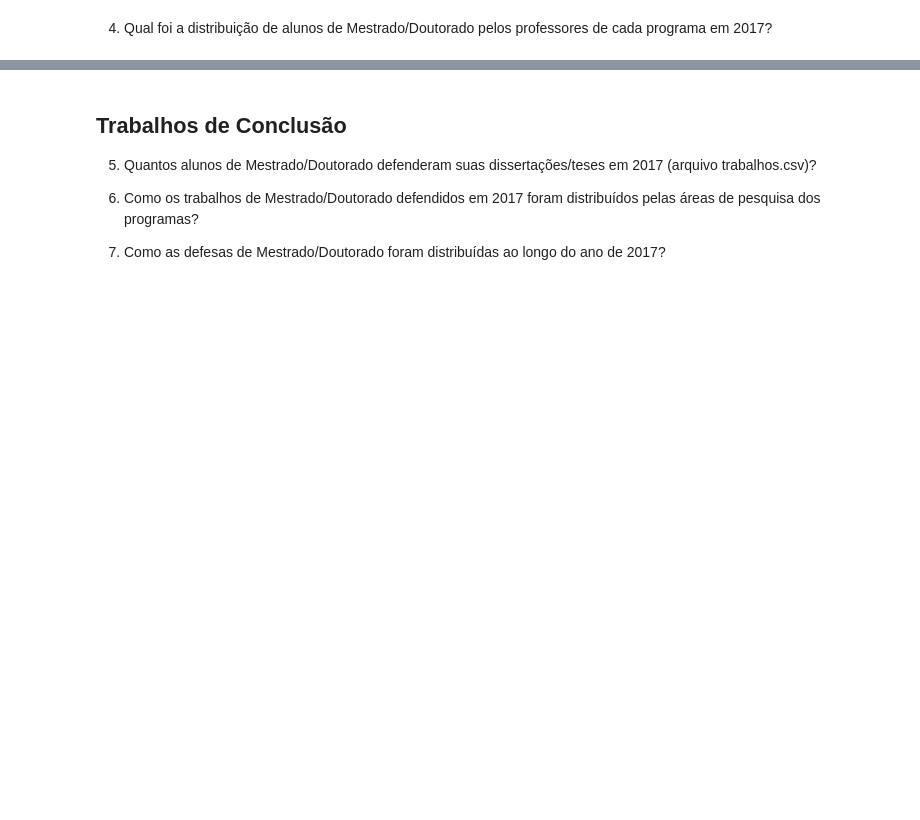
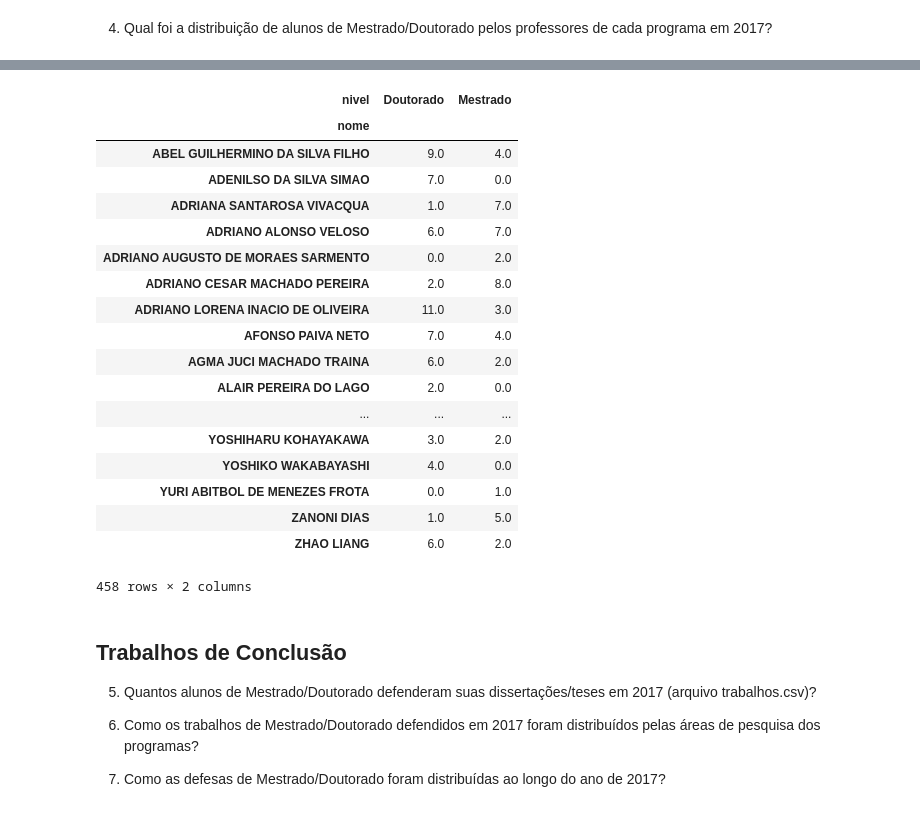
Before and after one commit to Pedalves/DataScience, a Jupyter notebook: CAPES/T1.1 Enunciado - Analise descritiva de dados de PG.ipynb, the cells around one changed output, grey strips where cells are left out. Saved outputs shown, nothing was run; the diff lists cells and outputs as text; code cells hidden in the pictures; blank space fills up the shorter version.

```diff
--- a/CAPES/T1.1 Enunciado - Analise descritiva de dados de PG.ipynb
+++ b/CAPES/T1.1 Enunciado - Analise descritiva de dados de PG.ipynb
@@ -171,3 +171,12 @@ docentes_df.head()
 | 4 | PERMANENTE | PONTIFÍCIA UNIVERSIDADE CATÓLICA ... | BRUNO FEIJO | 45093 |
 # %% [markdown]
 4) Qual foi a distribuição de alunos de Mestrado/Doutorado pelos professores de cada programa em 2017?
+# %%
+discentes_pos_df = discentes_df[discentes_df.nivel.isin(["Mestrado", "Doutorado"])]
+discentes_pos_df = discentes_pos_df[["nivel", "programa","orientador"]]
+
+docentes_pos_df = docentes_df[["nome"]]
+
+docentes_alunos_df = pd.merge( docentes_pos_df , discentes_pos_df , left_on='nome' , right_on='orientador' )
+docentes_alunos_df = docentes_alunos_df[["nome", "nivel","programa"]]
+docentes_alunos_df.head()
@@ -174,3 +190,32 @@ docentes_df.head()
+# %%
+docentes_alunos_grouped_df = docentes_alunos_df.groupby(['nome','nivel'],).count().reset_index()
+
+docentes_alunos_table = docentes_alunos_grouped_df.pivot_table(
+            index=['nome'],
+            columns=['nivel'],
+            values='programa').fillna(0)
+
+docentes_alunos_table
+# %% [output]
+| nivel | Doutorado | Mestrado |
+| nome |  |  |
+| ABEL GUILHERMINO DA SILVA FILHO | 9.0 | 4.0 |
+| ADENILSO DA SILVA SIMAO | 7.0 | 0.0 |
+| ADRIANA SANTAROSA VIVACQUA | 1.0 | 7.0 |
+| ADRIANO ALONSO VELOSO | 6.0 | 7.0 |
+| ADRIANO AUGUSTO DE MORAES SARMENTO | 0.0 | 2.0 |
+| ADRIANO CESAR MACHADO PEREIRA | 2.0 | 8.0 |
+| ADRIANO LORENA INACIO DE OLIVEIRA | 11.0 | 3.0 |
+| AFONSO PAIVA NETO | 7.0 | 4.0 |
+| AGMA JUCI MACHADO TRAINA | 6.0 | 2.0 |
+| ALAIR PEREIRA DO LAGO | 2.0 | 0.0 |
+| ... | ... | ... |
+| YOSHIHARU KOHAYAKAWA | 3.0 | 2.0 |
+| YOSHIKO WAKABAYASHI | 4.0 | 0.0 |
+| YURI ABITBOL DE MENEZES FROTA | 0.0 | 1.0 |
+| ZANONI DIAS | 1.0 | 5.0 |
+| ZHAO LIANG | 6.0 | 2.0 |
+458 rows × 2 columns
 # %% [markdown]
 ## Trabalhos de Conclusão
 5) Quantos alunos de Mestrado/Doutorado defenderam suas dissertações/teses em 2017 (arquivo trabalhos.csv)?
```
Also changed, not shown: parts of 10 cells of this notebook.
